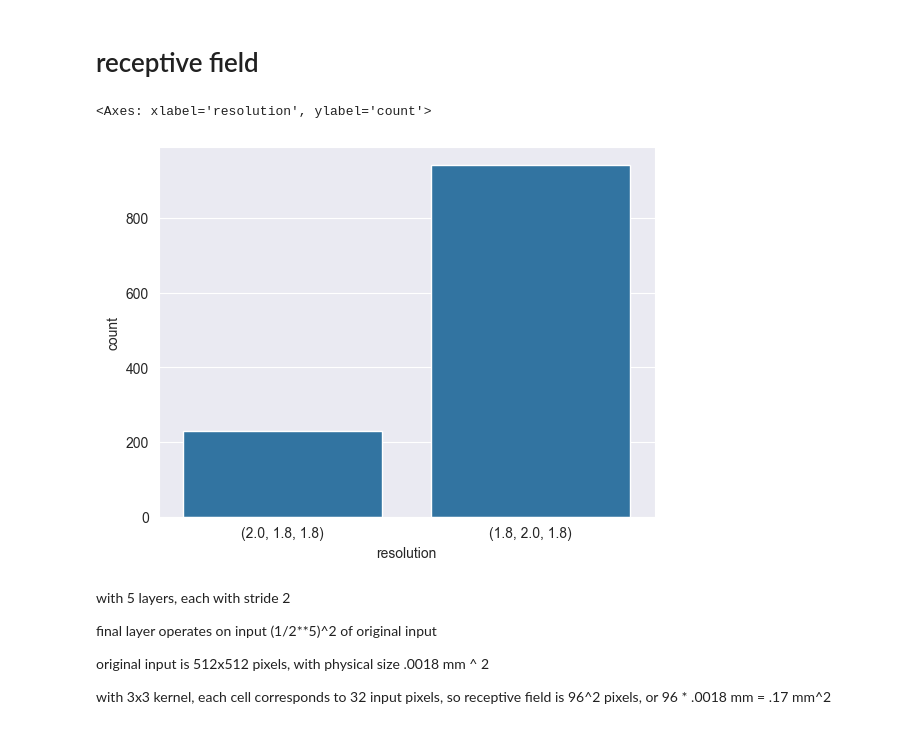
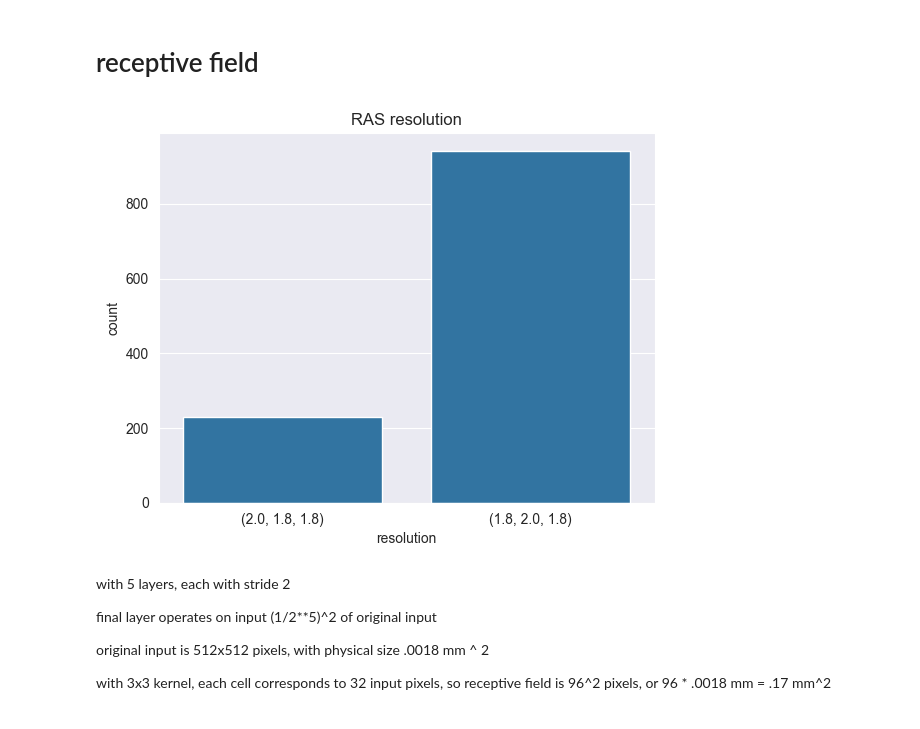
Before and after one commit to AllenInstitute/deep_ccf_registration, a Jupyter notebook: scripts/explore_scratch.ipynb, the cells around one changed output. Cells and saved outputs as stored; diff of their text form; code cells hidden in the pictures.

```diff
--- a/scripts/explore_scratch.ipynb
+++ b/scripts/explore_scratch.ipynb
@@ -24,10 +24,13 @@ def get_resolutions():
 
 resolutions = get_resolutions()
 # %%
-sns.countplot(pd.DataFrame({'resolution': resolutions}).astype(str), x='resolution')
+import matplotlib.pyplot as plt
+fig, ax = plt.subplots()
+sns.countplot(pd.DataFrame({'resolution': resolutions}).astype(str), x='resolution', ax=ax)
+ax.set_title('RAS resolution')
+plt.show()
 # %% [output]
-<Axes: xlabel='resolution', ylabel='count'>
-[figure, old version]
+[figure, new version]
 # %% [markdown]
 with 5 layers, each with stride 2
 
```
Also changed, not shown: parts of 7 cells of this notebook, 4 other files.
